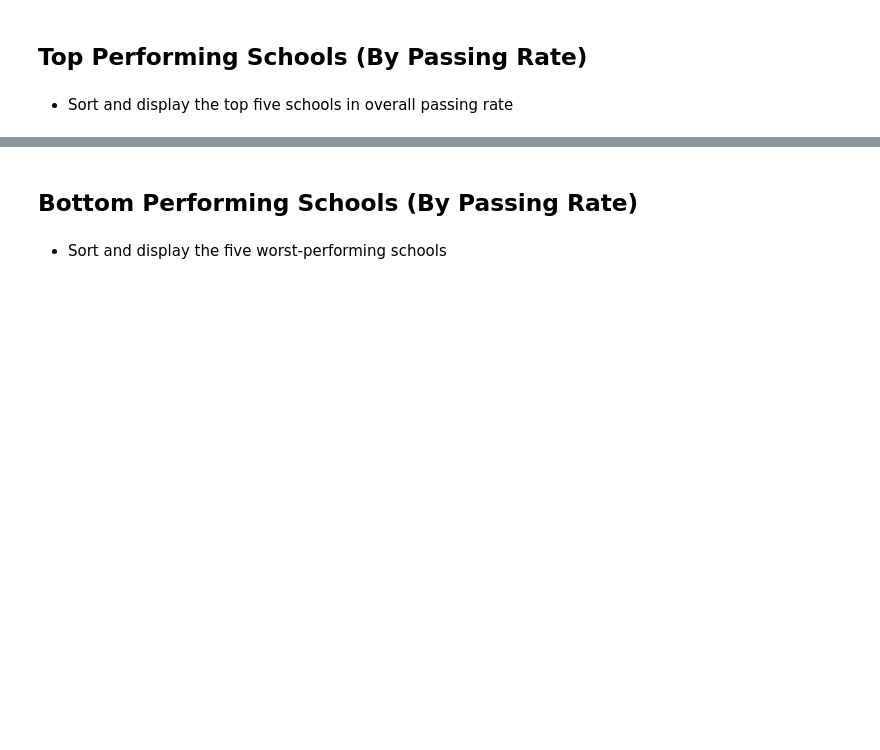
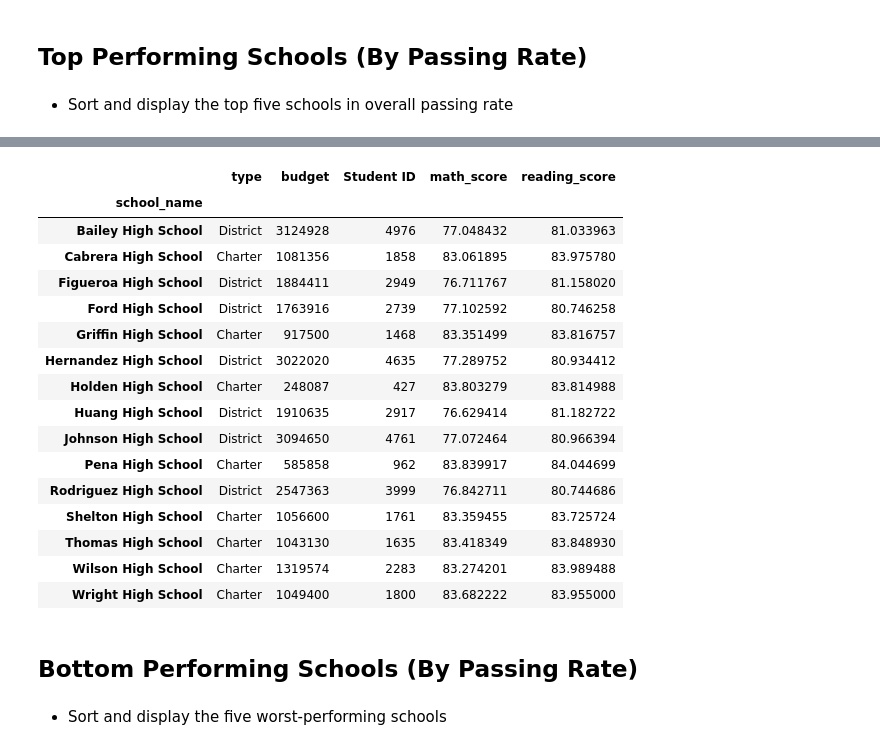
Before and after one commit to mtbulut/Pandas-Challenge-1, a Jupyter notebook: PyCitySchools/PyCitySchools_starter.ipynb, the cells around one changed output, grey strips where cells are left out. Drawn from its saved outputs; the diff is of its cells as text; code cells hidden in the pictures; blank space fills up the shorter version.

Commit message:
Display initial top schools df. Need to calculate % passing and overall passing and then sort by overall.

```diff
--- a/PyCitySchools/PyCitySchools_starter.ipynb
+++ b/PyCitySchools/PyCitySchools_starter.ipynb
@@ -96,3 +88,31 @@ district_df
+# %%
+schools = school_data_complete.groupby(['school_name','type','budget'])\
+    .agg({
+        'Student ID':'count',
+        'math_score':'mean',
+        'reading_score':'mean'
+    })\
+    .reset_index(['type','budget'])
+
+schools
+# %% [output]
+|  | type | budget | Student ID | math_score | reading_score |
+| school_name |  |  |  |  |  |
+| Bailey High School | District | 3124928 | 4976 | 77.048432 | 81.033963 |
+| Cabrera High School | Charter | 1081356 | 1858 | 83.061895 | 83.975780 |
+| Figueroa High School | District | 1884411 | 2949 | 76.711767 | 81.158020 |
+| Ford High School | District | 1763916 | 2739 | 77.102592 | 80.746258 |
+| Griffin High School | Charter | 917500 | 1468 | 83.351499 | 83.816757 |
+| Hernandez High School | District | 3022020 | 4635 | 77.289752 | 80.934412 |
+| Holden High School | Charter | 248087 | 427 | 83.803279 | 83.814988 |
+| Huang High School | District | 1910635 | 2917 | 76.629414 | 81.182722 |
+| Johnson High School | District | 3094650 | 4761 | 77.072464 | 80.966394 |
+| Pena High School | Charter | 585858 | 962 | 83.839917 | 84.044699 |
+| Rodriguez High School | District | 2547363 | 3999 | 76.842711 | 80.744686 |
+| Shelton High School | Charter | 1056600 | 1761 | 83.359455 | 83.725724 |
+| Thomas High School | Charter | 1043130 | 1635 | 83.418349 | 83.848930 |
+| Wilson High School | Charter | 1319574 | 2283 | 83.274201 | 83.989488 |
+| Wright High School | Charter | 1049400 | 1800 | 83.682222 | 83.955000 |
 # %% [markdown]
 ## Bottom Performing Schools (By Passing Rate)
 # %% [markdown]
```
Also changed, not shown: parts of 1 cell of this notebook.
